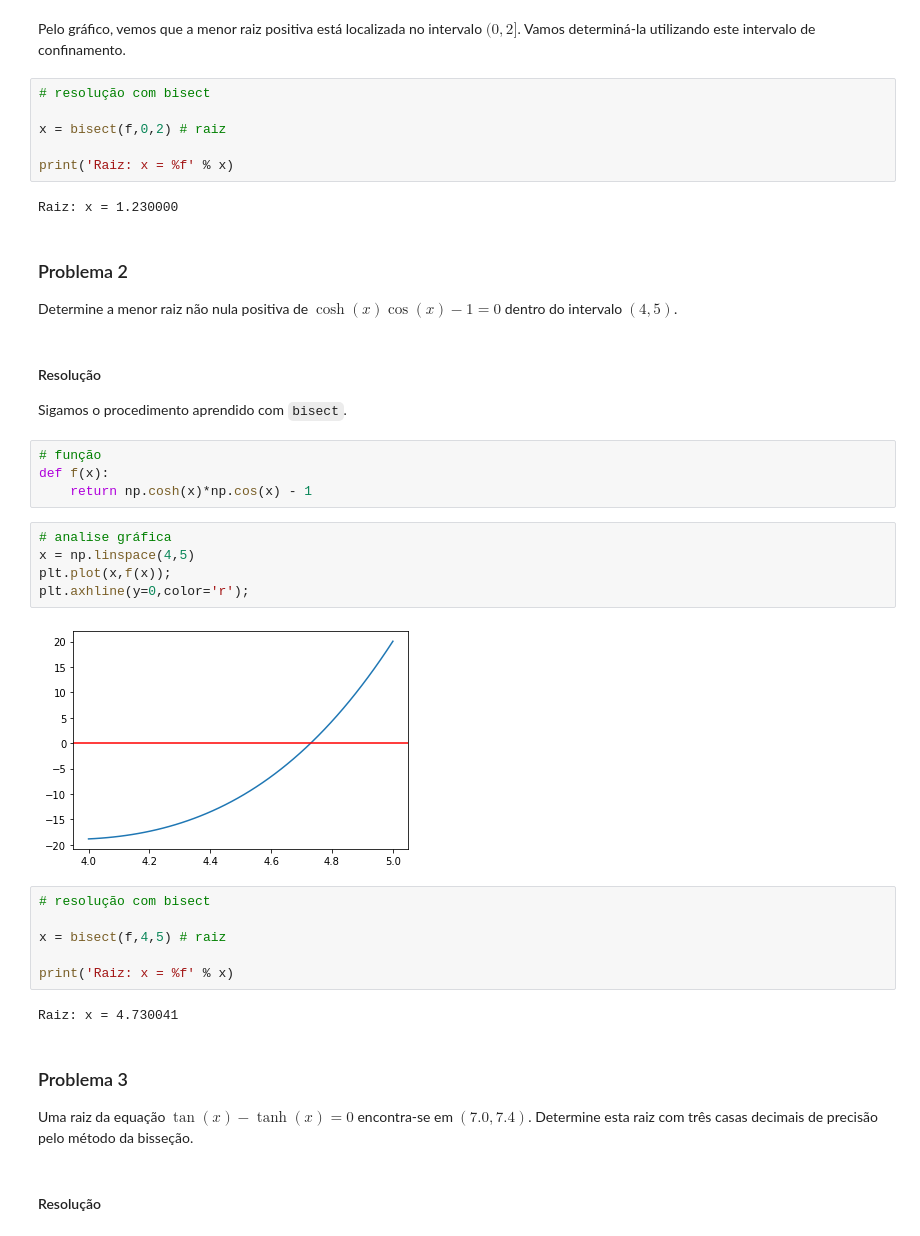
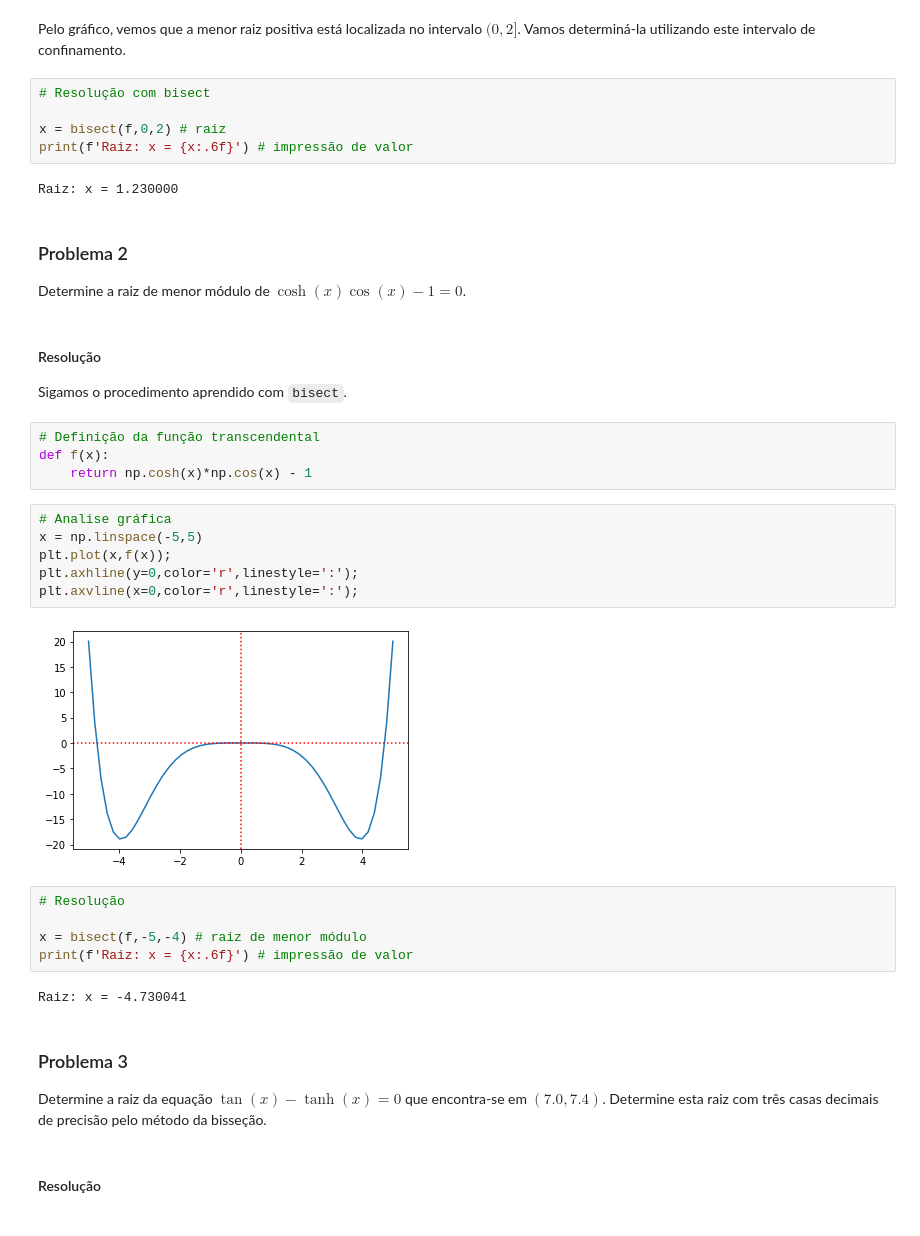
Before and after one commit to gcpeixoto/LVMN, a Jupyter notebook: _build/jupyter_execute/code-sessions/codeSession-1-bisect.ipynb, the cells around one changed output. Saved outputs shown, nothing was run; the diff lists cells and outputs as text.

```diff
--- a/_build/jupyter_execute/code-sessions/codeSession-1-bisect.ipynb
+++ b/_build/jupyter_execute/code-sessions/codeSession-1-bisect.ipynb
@@ -53,44 +50,43 @@ plt.axvline(x=0,color='r');
 # %% [markdown]
 Pelo gráfico, vemos que a menor raiz positiva está localizada no intervalo $(0,2]$. Vamos determiná-la utilizando este intervalo de confinamento.
 # %%
-# resolução com bisect
+# Resolução com bisect
 
 x = bisect(f,0,2) # raiz
-
-print('Raiz: x = %f' % x)
+print(f'Raiz: x = {x:.6f}') # impressão de valor
 # %% [output]
 Raiz: x = 1.230000
 # %% [markdown]
 ### Problema 2
 
-Determine a menor raiz não nula positiva de $\cosh(x) \cos(x) - 1 = 0$ dentro do intervalo $(4,5)$.
+Determine a raiz de menor módulo de $\cosh(x) \cos(x) - 1 = 0$.
 # %% [markdown]
 #### Resolução
 
 Sigamos o procedimento aprendido com `bisect`.
 # %%
-# função
+# Definição da função transcendental
 def f(x):
     return np.cosh(x)*np.cos(x) - 1
 # %%
-# analise gráfica
-x = np.linspace(4,5)
+# Analise gráfica
+x = np.linspace(-5,5)
 plt.plot(x,f(x));
-plt.axhline(y=0,color='r');
+plt.axhline(y=0,color='r',linestyle=':');
+plt.axvline(x=0,color='r',linestyle=':');
 # %% [output]
-[figure, old version]
+[figure, new version]
 # %%
-# resolução com bisect
+# Resolução
 
-x = bisect(f,4,5) # raiz
-
-print('Raiz: x = %f' % x)
+x = bisect(f,-5,-4) # raiz de menor módulo
+print(f'Raiz: x = {x:.6f}') # impressão de valor
 # %% [output]
-Raiz: x = 4.730041
+Raiz: x = -4.730041
 # %% [markdown]
 ### Problema 3
 
-Uma raiz da equação $\tan(x) - \tanh(x) = 0$ encontra-se em $(7.0,7.4)$. Determine esta raiz com três casas decimais de precisão pelo método da bisseção.
+Determine a raiz da equação $\tan(x) - \tanh(x) = 0$ que encontra-se em $(7.0,7.4)$. Determine esta raiz com três casas decimais de precisão pelo método da bisseção.
 # %% [markdown]
 #### Resolução
 # %%
```
Also changed, not shown: parts of 35 cells of this notebook, 46 other files.
